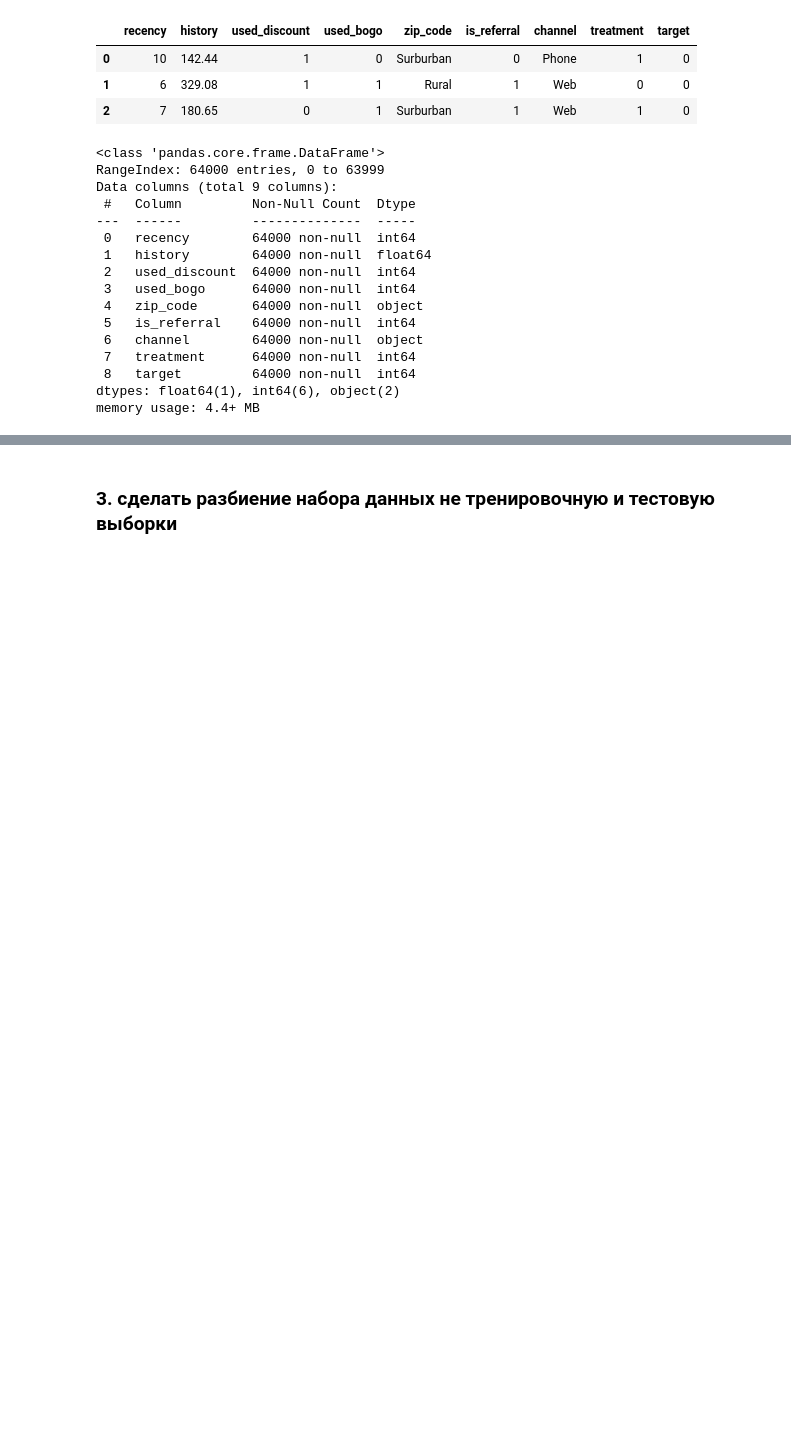
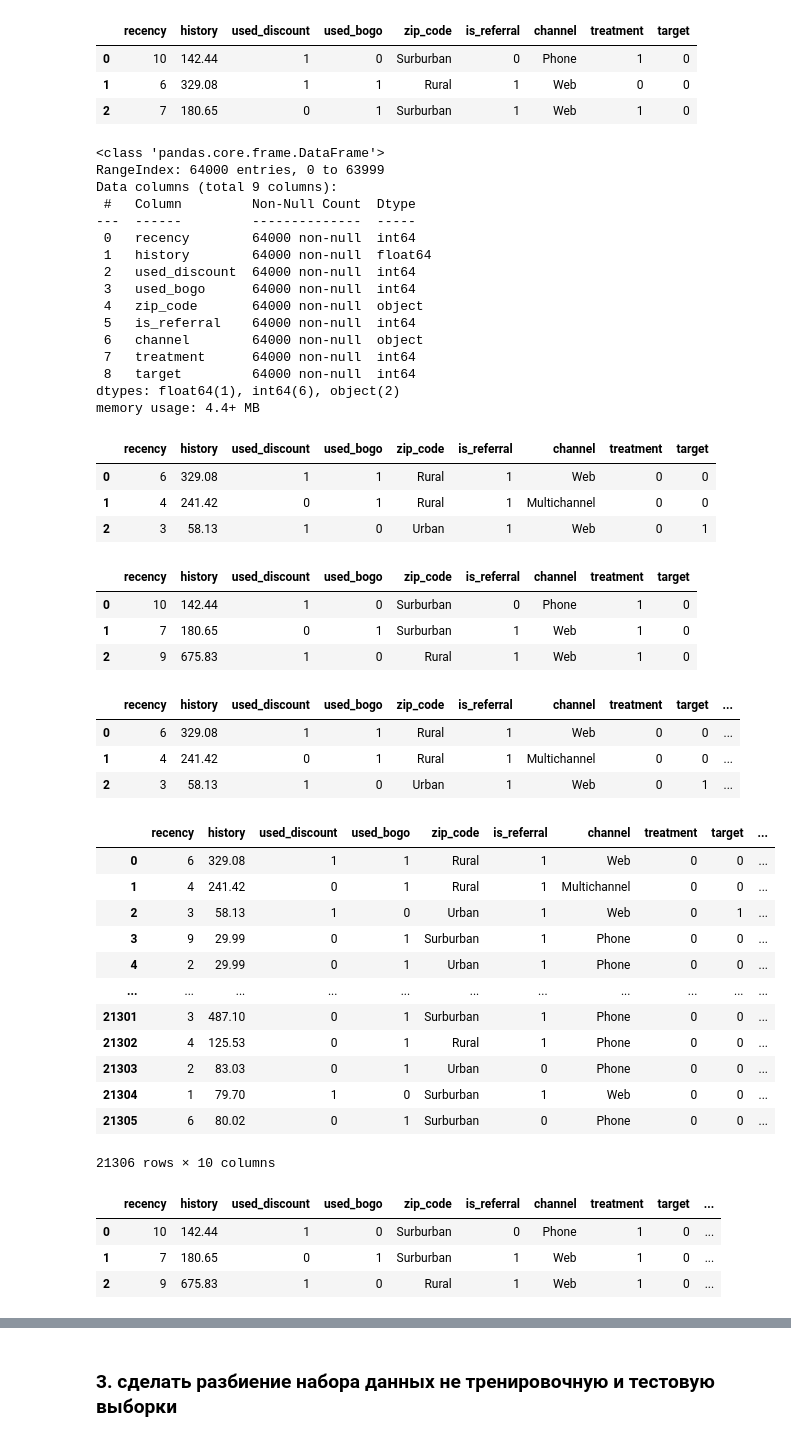
Before and after one commit to OlegRev/ML_in_business, a Jupyter notebook: HW4.ipynb, the cells around one changed output, grey strips where cells are left out. Saved outputs shown, nothing was run; the diff lists cells and outputs as text; code cells hidden in the pictures; blank space fills up the shorter version.

Commit message:
add uplift segmentation class

```diff
--- a/HW4.ipynb
+++ b/HW4.ipynb
@@ -78,10 +78,31 @@ class BinEncoder(BaseEstimator, TransformerMixin):
         return self
 
     def transform(self, X):
-        X.loc[(X[self.key] != self.neg_class), self.key ] = 1
-        X.loc[(X[self.key] == self.neg_class), self.key ] = 0
-        X[self.key] = pd.to_numeric(X[self.key])
-        return X[[self.key]]
+        if self.neg_class in X[self.key].unique():
+            X.loc[(X[self.key] != self.neg_class), self.key ] = 1
+            X.loc[(X[self.key] == self.neg_class), self.key ] = 0
+            X[self.key] = pd.to_numeric(X[self.key])
+            return X[[self.key]]
+
+class UpliftSegmentation(BaseEstimator, TransformerMixin):
+    def __init__(self,  key_treatment='treatment', key_target='target', segmentation_key='uplift_seg_class'):
+        self.key_treatment = key_treatment
+        self.key_target = key_target
+        self.segmentation_key = segmentation_key
+
+    def fit(self, X, y=None):
+        return self
+
+    def transform(self, X):
+        # Lost couses:
+        X[self.segmentation_key] = 0
+        # Sure Things:
+        X.loc[(X[self.key_treatment] == 0) & (X[self.key_target] != 0), self.segmentation_key] = 1
+        # Sleeping dogs:
+        X.loc[(X[self.key_treatment] != 0) & (X[self.key_target] == 0), self.segmentation_key] = 2
+        # Persuadables:
+        X.loc[(X[self.key_treatment] != 0) & (X[self.key_target] != 0), self.segmentation_key] = 3
+        return X
 # %% [markdown]
 ### Домашнее задание
 # %% [markdown]
@@ -142,3 +163,52 @@ Data columns (total 9 columns):
  8   target         64000 non-null  int64
 dtypes: float64(1), int64(6), object(2)
 memory usage: 4.4+ MB
+# %%
+df_false_treatment = df_base.copy().loc[df_base.treatment <=0].reset_index(drop=True)
+df_true_treatment = df_base.copy().loc[df_base.treatment >0].reset_index(drop=True)
+# %%
+df_false_treatment.head(3)
+# %% [output]
+|  | recency | history | used_discount | used_bogo | zip_code | is_referral | channel | treatment | target |
+| 0 | 6 | 329.08 | 1 | 1 | Rural | 1 | Web | 0 | 0 |
+| 1 | 4 | 241.42 | 0 | 1 | Rural | 1 | Multichannel | 0 | 0 |
+| 2 | 3 | 58.13 | 1 | 0 | Urban | 1 | Web | 0 | 1 |
+# %%
+df_true_treatment.head(3)
+# %% [output]
+|  | recency | history | used_discount | used_bogo | zip_code | is_referral | channel | treatment | target |
+| 0 | 10 | 142.44 | 1 | 0 | Surburban | 0 | Phone | 1 | 0 |
+| 1 | 7 | 180.65 | 0 | 1 | Surburban | 1 | Web | 1 | 0 |
+| 2 | 9 | 675.83 | 1 | 0 | Rural | 1 | Web | 1 | 0 |
+# %%
+df_false_treatment_seg = UpliftSegmentation()
+df_false_treatment_seg.fit_transform(df_false_treatment).head(3)
+# %% [output]
+|  | recency | history | used_discount | used_bogo | zip_code | is_referral | channel | treatment | target | ... |
+| 0 | 6 | 329.08 | 1 | 1 | Rural | 1 | Web | 0 | 0 | ... |
+| 1 | 4 | 241.42 | 0 | 1 | Rural | 1 | Multichannel | 0 | 0 | ... |
+| 2 | 3 | 58.13 | 1 | 0 | Urban | 1 | Web | 0 | 1 | ... |
+# %%
+df_false_treatment
+# %% [output]
+|  | recency | history | used_discount | used_bogo | zip_code | is_referral | channel | treatment | target | ... |
+| 0 | 6 | 329.08 | 1 | 1 | Rural | 1 | Web | 0 | 0 | ... |
+| 1 | 4 | 241.42 | 0 | 1 | Rural | 1 | Multichannel | 0 | 0 | ... |
+| 2 | 3 | 58.13 | 1 | 0 | Urban | 1 | Web | 0 | 1 | ... |
+| 3 | 9 | 29.99 | 0 | 1 | Surburban | 1 | Phone | 0 | 0 | ... |
+| 4 | 2 | 29.99 | 0 | 1 | Urban | 1 | Phone | 0 | 0 | ... |
+| ... | ... | ... | ... | ... | ... | ... | ... | ... | ... | ... |
+| 21301 | 3 | 487.10 | 0 | 1 | Surburban | 1 | Phone | 0 | 0 | ... |
+| 21302 | 4 | 125.53 | 0 | 1 | Rural | 1 | Phone | 0 | 0 | ... |
+| 21303 | 2 | 83.03 | 0 | 1 | Urban | 0 | Phone | 0 | 0 | ... |
+| 21304 | 1 | 79.70 | 1 | 0 | Surburban | 1 | Web | 0 | 0 | ... |
+| 21305 | 6 | 80.02 | 0 | 1 | Surburban | 0 | Phone | 0 | 0 | ... |
+21306 rows × 10 columns
+# %%
+df_true_treatment_seg = UpliftSegmentation()
+df_true_treatment_seg.fit_transform(df_true_treatment).head(3)
+# %% [output]
+|  | recency | history | used_discount | used_bogo | zip_code | is_referral | channel | treatment | target | ... |
+| 0 | 10 | 142.44 | 1 | 0 | Surburban | 0 | Phone | 1 | 0 | ... |
+| 1 | 7 | 180.65 | 0 | 1 | Surburban | 1 | Web | 1 | 0 | ... |
+| 2 | 9 | 675.83 | 1 | 0 | Rural | 1 | Web | 1 | 0 | ... |
```
Also changed, not shown: parts of 1 cell of this notebook.
